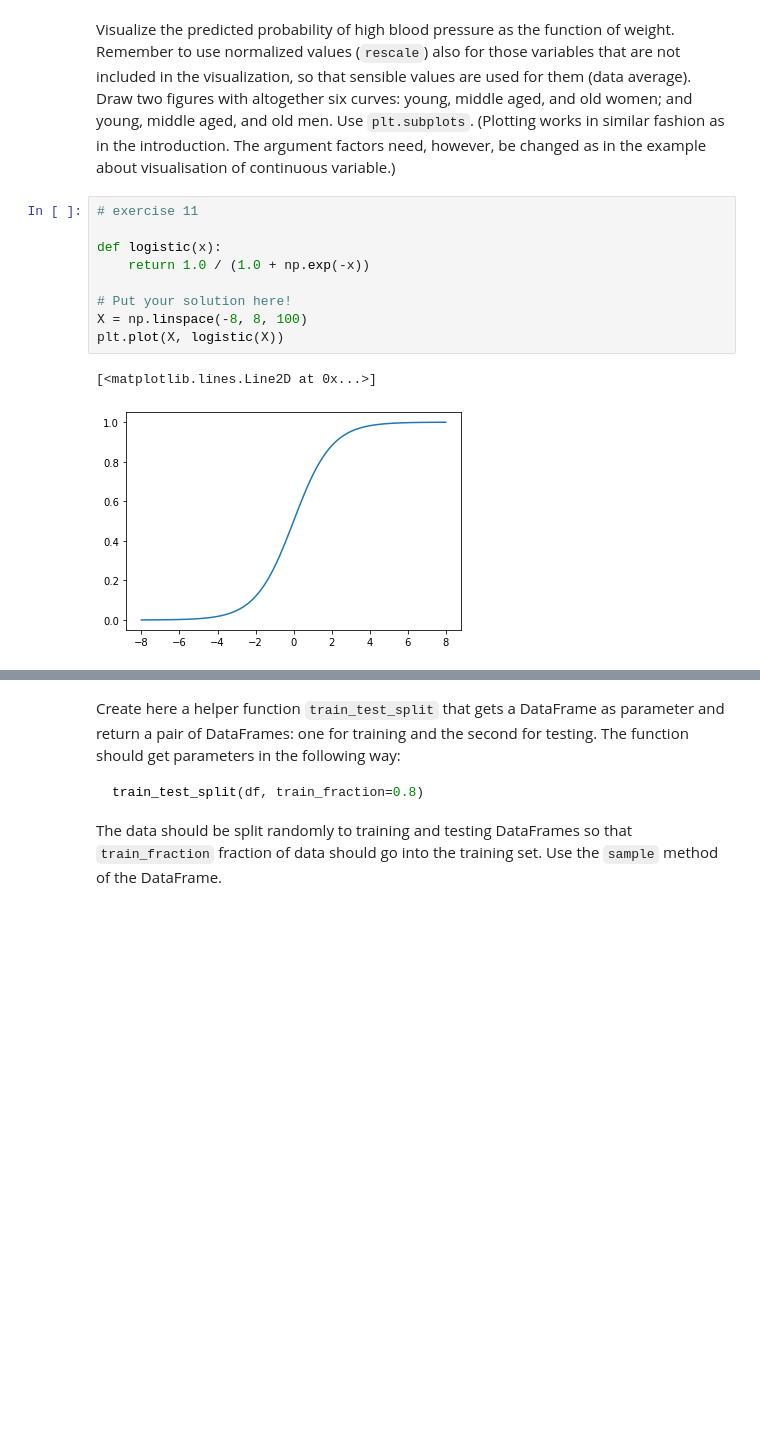
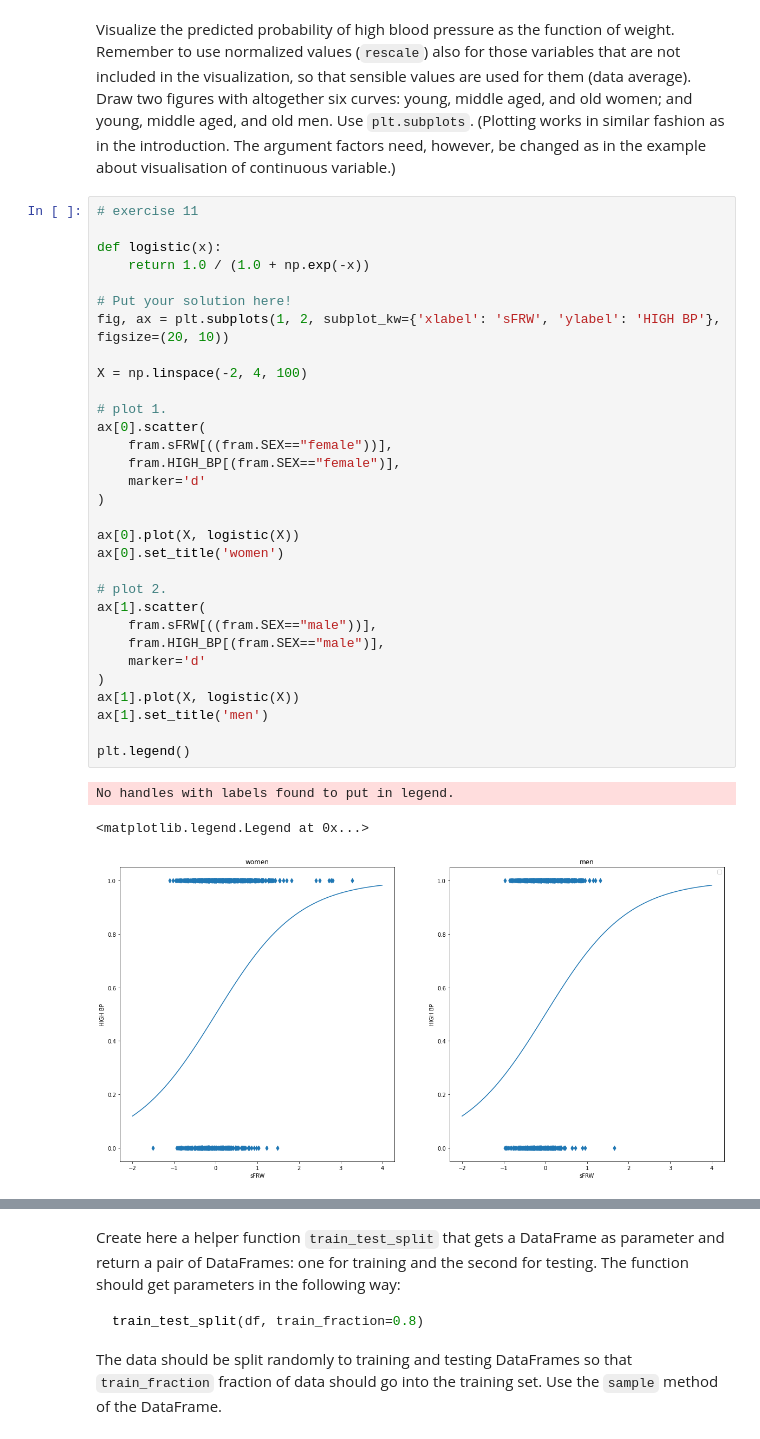
Before and after one commit to nyksy/data-analysis-with-python-2021, a Jupyter notebook: part08/src/project_notebook_regression_analysis.ipynb, the cells around one changed output, grey strips where cells are left out. Drawn from its saved outputs; the diff is of its cells as text; blank space fills up the shorter version.

```diff
--- a/part08/src/project_notebook_regression_analysis.ipynb
+++ b/part08/src/project_notebook_regression_analysis.ipynb
@@ -289,18 +329,41 @@ print(error_rate_orig, error_rate, error_rate_orig - error_rate)
 0.35581061692969873 0.3278335724533716 0.02797704447632715
 # %% [markdown]
 Visualize the predicted probability of high blood pressure as the function of weight. Remember to use normalized values (`rescale`) also for those variables that are not included in the visualization, so that sensible values are used for them (data average). Draw two figures with altogether six curves: young, middle aged, and old women; and young, middle aged, and old men. Use `plt.subplots`. (Plotting works in similar fashion as in the introduction. The argument factors need, however, be changed as in the example about visualisation of continuous variable.)
-# %%
-# exercise 11
-
-def logistic(x):
-    return 1.0 / (1.0 + np.exp(-x))
-
-# Put your solution here!
-X = np.linspace(-8, 8, 100)
-plt.plot(X, logistic(X))
-# %% [output]
-[<matplotlib.lines.Line2D at 0x...>]
-[figure, removed]
+# %%
+# exercise 11
+
+def logistic(x):
+    return 1.0 / (1.0 + np.exp(-x))
+
+# Put your solution here!
+fig, ax = plt.subplots(1, 2, subplot_kw={'xlabel': 'sFRW', 'ylabel': 'HIGH BP'}, figsize=(20, 10))
+
+X = np.linspace(-2, 4, 100)
+
+# plot 1.
+ax[0].scatter(
+    fram.sFRW[((fram.SEX=="female"))],
+    fram.HIGH_BP[(fram.SEX=="female")],
+    marker='d'
+)
+
+ax[0].plot(X, logistic(X))
+ax[0].set_title('women')
+
+# plot 2.
+ax[1].scatter(
+    fram.sFRW[((fram.SEX=="male"))],
+    fram.HIGH_BP[(fram.SEX=="male")],
+    marker='d'
+)
+ax[1].plot(X, logistic(X))
+ax[1].set_title('men')
+
+plt.legend()
+# %% [output]
+No handles with labels found to put in legend.
+<matplotlib.legend.Legend at 0x...>
+[figure, added]
 # %% [markdown]
 How do the models with different ages and genders differ from each other?
 
```
Also changed, not shown: parts of 18 cells of this notebook.
